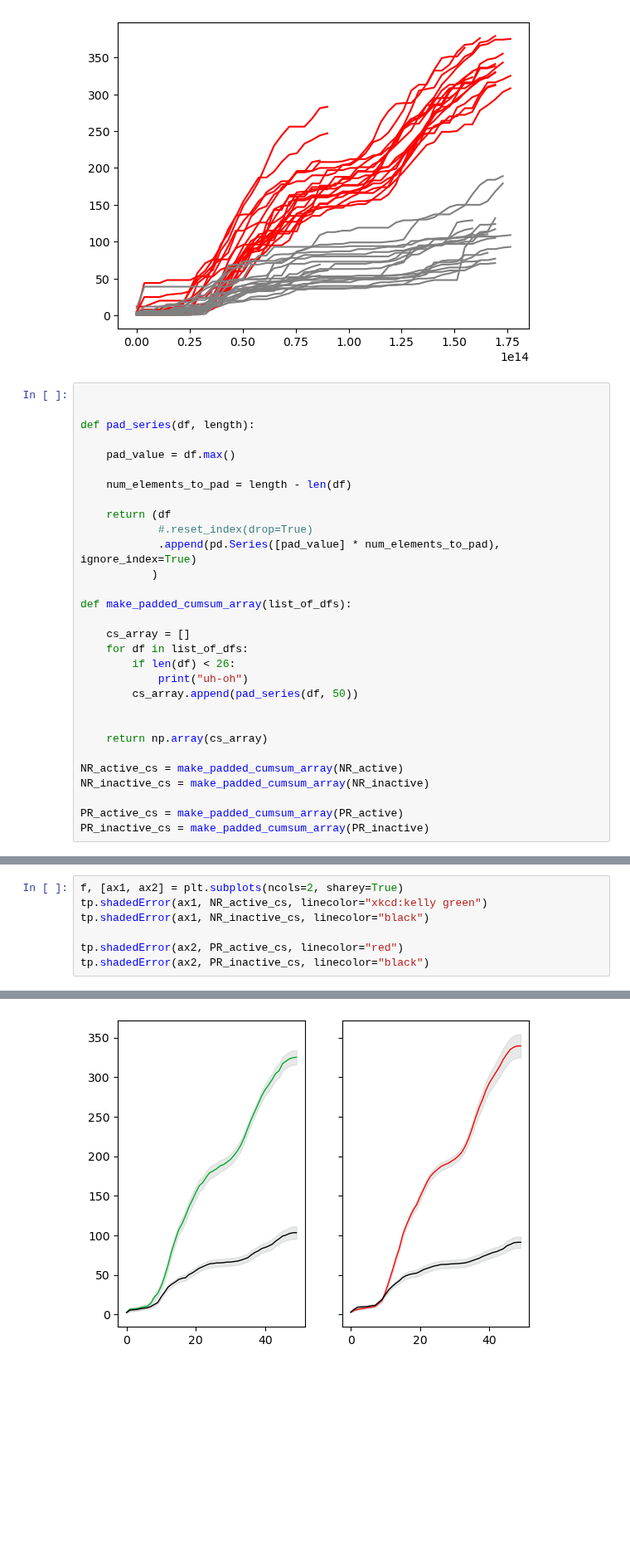
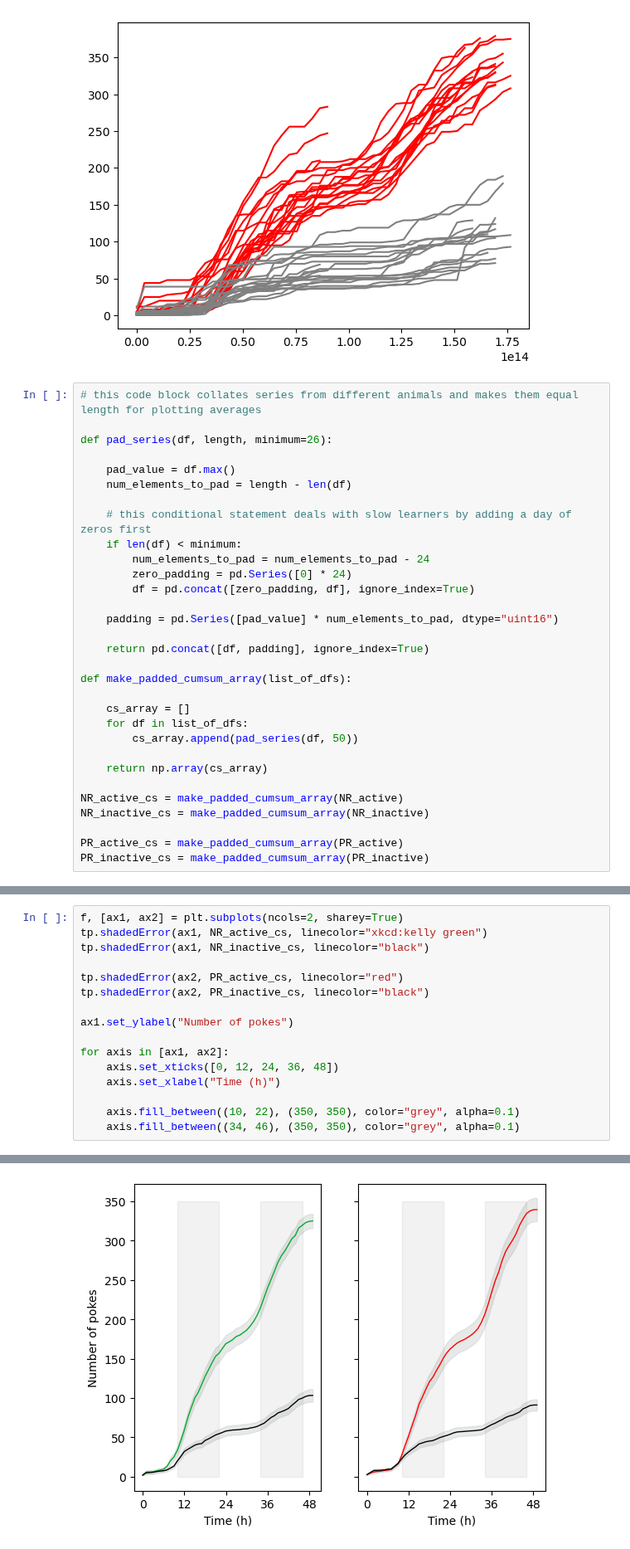
Before and after one commit to Htbibalan/FEDPROFERENCE, a Jupyter notebook: notebooks/01_mix_pellets_analysis.ipynb, the cells around one changed output, grey strips where cells are left out. Shown at 83% size. Drawn from its saved outputs; the diff is of its cells as text; blank space fills up the shorter version.

Commit message:
improved FR mix plots

```diff
--- a/notebooks/01_mix_pellets_analysis.ipynb
+++ b/notebooks/01_mix_pellets_analysis.ipynb
@@ -139,27 +159,28 @@ for j in NR_inactive:
 # %% [output]
 [figure]
 # %%
+# this code block collates series from different animals and makes them equal length for plotting averages
 
-
-def pad_series(df, length):
+def pad_series(df, length, minimum=26):
 
     pad_value = df.max()
-
     num_elements_to_pad = length - len(df)
 
-    return (df
-            #.reset_index(drop=True)
-            .append(pd.Series([pad_value] * num_elements_to_pad), ignore_index=True)
-           )
+    # this conditional statement deals with slow learners by adding a day of zeros first
+    if len(df) < minimum:
+        num_elements_to_pad = num_elements_to_pad - 24
+        zero_padding = pd.Series([0] * 24)
+        df = pd.concat([zero_padding, df], ignore_index=True)
+
+    padding = pd.Series([pad_value] * num_elements_to_pad, dtype="uint16")
+
+    return pd.concat([df, padding], ignore_index=True)
 
 def make_padded_cumsum_array(list_of_dfs):
 
     cs_array = []
     for df in list_of_dfs:
-        if len(df) < 26:
-            print("uh-oh")
         cs_array.append(pad_series(df, 50))
-
 
     return np.array(cs_array)
 
@@ -183,4 +196,13 @@ tp.shadedError(ax1, NR_inactive_cs, linecolor="black")
 
 tp.shadedError(ax2, PR_active_cs, linecolor="red")
 tp.shadedError(ax2, PR_inactive_cs, linecolor="black")
+
+ax1.set_ylabel("Number of pokes")
+
+for axis in [ax1, ax2]:
+    axis.set_xticks([0, 12, 24, 36, 48])
+    axis.set_xlabel("Time (h)")
+
+    axis.fill_between((10, 22), (350, 350), color="grey", alpha=0.1)
+    axis.fill_between((34, 46), (350, 350), color="grey", alpha=0.1)
 # %% [output]
@@ -188 +209 @@ tp.shadedError(ax2, PR_inactive_cs, linecolor="black")
-[figure, old version]
+[figure, new version]
```
Also changed, not shown: parts of 7 cells of this notebook.
